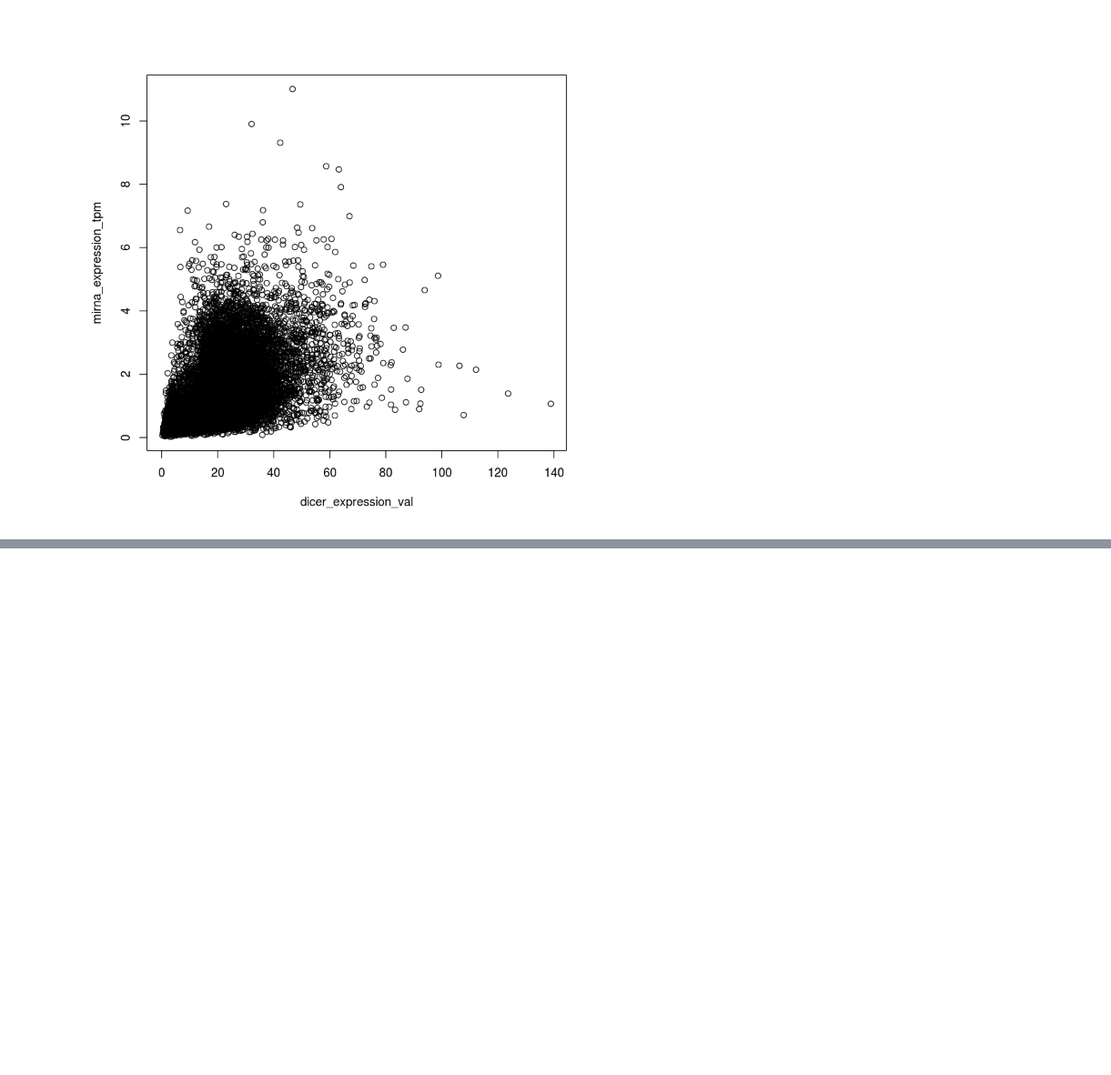
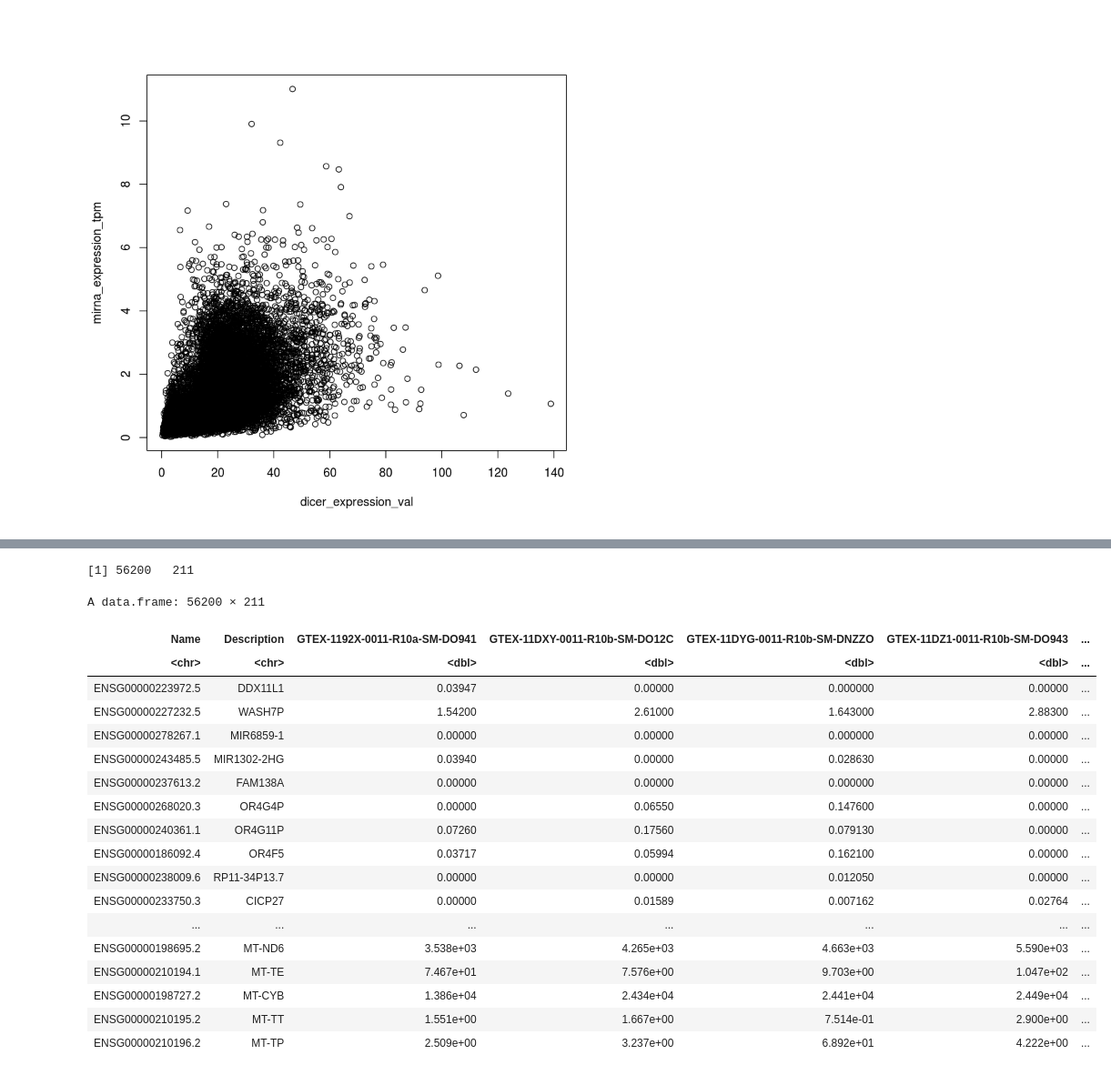
Before and after one commit to Joker-Jerome/utmost_update, a Jupyter notebook: code/R/expression_adjustment_miRNA.ipynb, the cells around one changed output, grey strips where cells are left out. Shown at 91% size. Cells and saved outputs as stored; diff of their text form; code cells hidden in the pictures; blank space fills up the shorter version.

```diff
--- a/code/R/expression_adjustment_miRNA.ipynb
+++ b/code/R/expression_adjustment_miRNA.ipynb
@@ -426,0 +635,4 @@ dicer_miRNA(698)
+# %%
+anno_list <- split(sample_annotation, f = sample_annotation$tissue)
+# %%
+tissue_anno_vec_uniq <- unique(tissue_anno_vec)
@@ -426,0 +674,15 @@ dicer_miRNA(698)
+# %%
+exp_df <- as.data.frame(exp_df)
+# %%
+sample_id <- colnames(exp_df)
+df_list <- list()
+for (i in 1:length(tissue_anno_vec_uniq)) {
+    print(paste0("INFO: ", i))
+    tissue <- tissue_anno_vec_uniq[i]
+    tissue_id <- anno_list[[tissue]]$SAMPID
+    idx_tissue <- match(tissue_id, sample_id)
+    print(length(tissue_id))
+    print(sum(!is.na(idx_tissue)))
+    print(length(idx_tissue[!is.na(idx_tissue)]))
+    df_list[[tissue]] <- exp_df[, c(1, 2, idx_tissue[!is.na(idx_tissue)])]
+}
@@ -426,0 +707,26 @@ dicer_miRNA(698)
+# %%
+dim(df_list[[tissue_anno_vec_uniq[2]]])
+# %% [output]
+[1] 56200   211
+# %%
+df_list[[tissue_anno_vec_uniq[2]]]
+# %% [output]
+A data.frame: 56200 × 211
+| Name | Description | GTEX-1192X-0011-R10a-SM-DO941 | GTEX-11DXY-0011-R10b-SM-DO12C | GTEX-11DYG-0011-R10b-SM-DNZZO | GTEX-11DZ1-0011-R10b-SM-DO943 | ... |
+| <chr> | <chr> | <dbl> | <dbl> | <dbl> | <dbl> | ... |
+| ENSG00000223972.5 | DDX11L1 | 0.03947 | 0.00000 | 0.000000 | 0.00000 | ... |
+| ENSG00000227232.5 | WASH7P | 1.54200 | 2.61000 | 1.643000 | 2.88300 | ... |
+| ENSG00000278267.1 | MIR6859-1 | 0.00000 | 0.00000 | 0.000000 | 0.00000 | ... |
+| ENSG00000243485.5 | MIR1302-2HG | 0.03940 | 0.00000 | 0.028630 | 0.00000 | ... |
+| ENSG00000237613.2 | FAM138A | 0.00000 | 0.00000 | 0.000000 | 0.00000 | ... |
+| ENSG00000268020.3 | OR4G4P | 0.00000 | 0.06550 | 0.147600 | 0.00000 | ... |
+| ENSG00000240361.1 | OR4G11P | 0.07260 | 0.17560 | 0.079130 | 0.00000 | ... |
+| ENSG00000186092.4 | OR4F5 | 0.03717 | 0.05994 | 0.162100 | 0.00000 | ... |
+| ENSG00000238009.6 | RP11-34P13.7 | 0.00000 | 0.00000 | 0.012050 | 0.00000 | ... |
+| ENSG00000233750.3 | CICP27 | 0.00000 | 0.01589 | 0.007162 | 0.02764 | ... |
+| ... | ... | ... | ... | ... | ... | ... |
+| ENSG00000198695.2 | MT-ND6 | 3.538e+03 | 4.265e+03 | 4.663e+03 | 5.590e+03 | ... |
+| ENSG00000210194.1 | MT-TE | 7.467e+01 | 7.576e+00 | 9.703e+00 | 1.047e+02 | ... |
+| ENSG00000198727.2 | MT-CYB | 1.386e+04 | 2.434e+04 | 2.441e+04 | 2.449e+04 | ... |
+| ENSG00000210195.2 | MT-TT | 1.551e+00 | 1.667e+00 | 7.514e-01 | 2.900e+00 | ... |
+| ENSG00000210196.2 | MT-TP | 2.509e+00 | 3.237e+00 | 6.892e+01 | 4.222e+00 | ... |
```
Also changed, not shown: parts of 85 cells of this notebook, 6 other files.
